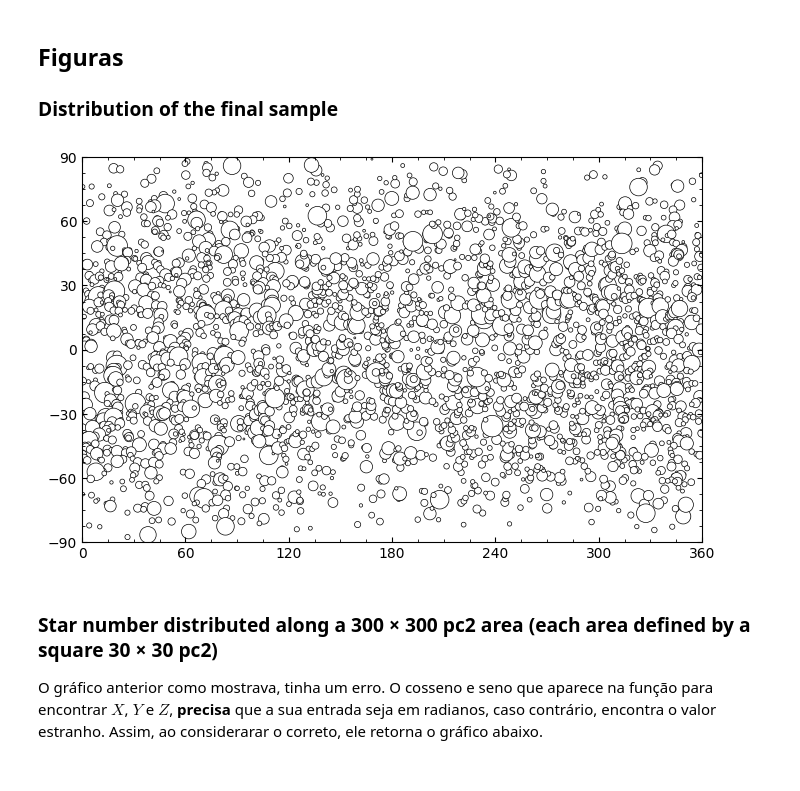
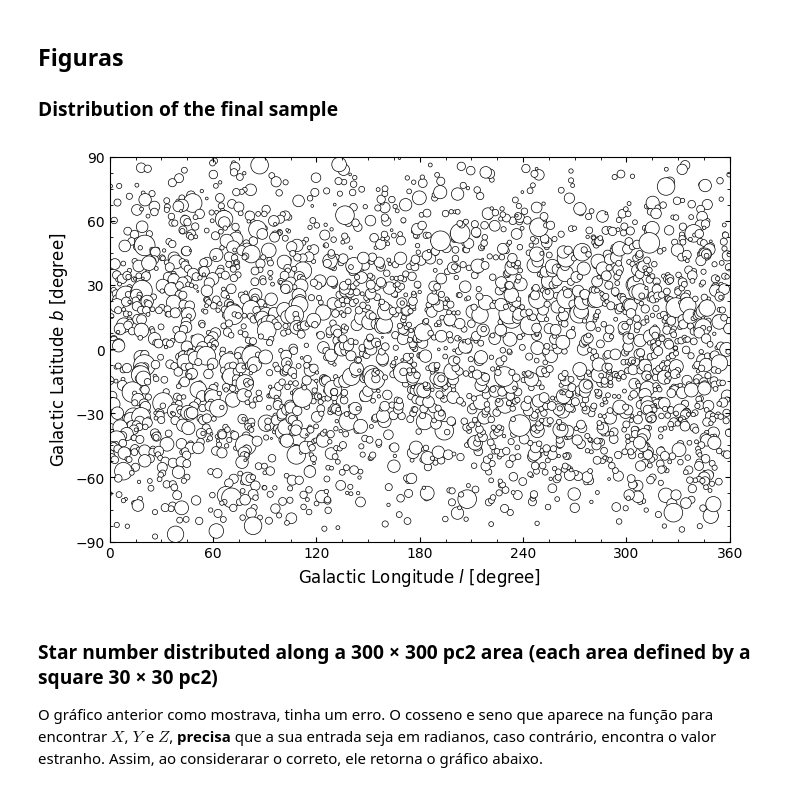
Before and after one commit to SarahBarbosa/ring-like-structure, a Jupyter notebook: notebooks/filtered_sample.ipynb, the cells around one changed output. Cells and saved outputs as stored; diff of their text form; code cells hidden in the pictures.

```diff
--- a/notebooks/filtered_sample.ipynb
+++ b/notebooks/filtered_sample.ipynb
@@ -256,8 +256,8 @@ df_versao3.head()
 df_versao4 = df_versao3[(df_versao3["ObjType"] == "PM*") | (df_versao3["ObjType"] == "*")]
 # %%
 # Vamos separar nossos datasets
-tipo_F = df_versao4[df_versao4['spec_type'].str.startswith('F')]
-tipo_G = df_versao4[df_versao4['spec_type'].str.startswith('G')]
+tipo_F = df_versao4[df_versao4['spec_type'].str.startswith('F')].reset_index(drop=True)
+tipo_G = df_versao4[df_versao4['spec_type'].str.startswith('G')].reset_index(drop=True)
 # %%
 print(f"Quantidade de estrelas: {len(df_versao4)}")
 print(f"Quantidade de estrelas do tipo F: {len(tipo_F)}")
@@ -279,15 +295,15 @@ tipo_G.to_csv("../data/gcs-Gstars.csv", index=False)
 # %%
 fig, ax = plt.subplots(figsize=(8,5), sharex=True)
 
 scaler = 2
 ax.scatter(tipo_F["GLON"], tipo_F["GLAT"], s = tipo_F["vsini"] * scaler, ec = "k", fc = "white", lw = 0.5)
-ax.set(xlim=(0,360), ylim=(-90,90))
+ax.set(xlim=(0,360), ylim=(-90,90), xlabel="Galactic Longitude $l$ [degree]", ylabel="Galactic Latitude $b$ [degree]")
 ax.set_yticks(range(-90,91,30))
 ax.set_xticks(range(0,361,60))
 ax.tick_params(axis="both", which="both", direction="in", bottom=True, top=True, left=True, right=True)
 ax.minorticks_on();
 # %% [output]
-[figure, old version]
+[figure, new version]
 # %% [markdown]
 ### Star number distributed along a 300 × 300 pc2 area (each area defined by a square 30 × 30 pc2)
 
```
Also changed, not shown: parts of 1 cell of this notebook, 4 other files.
